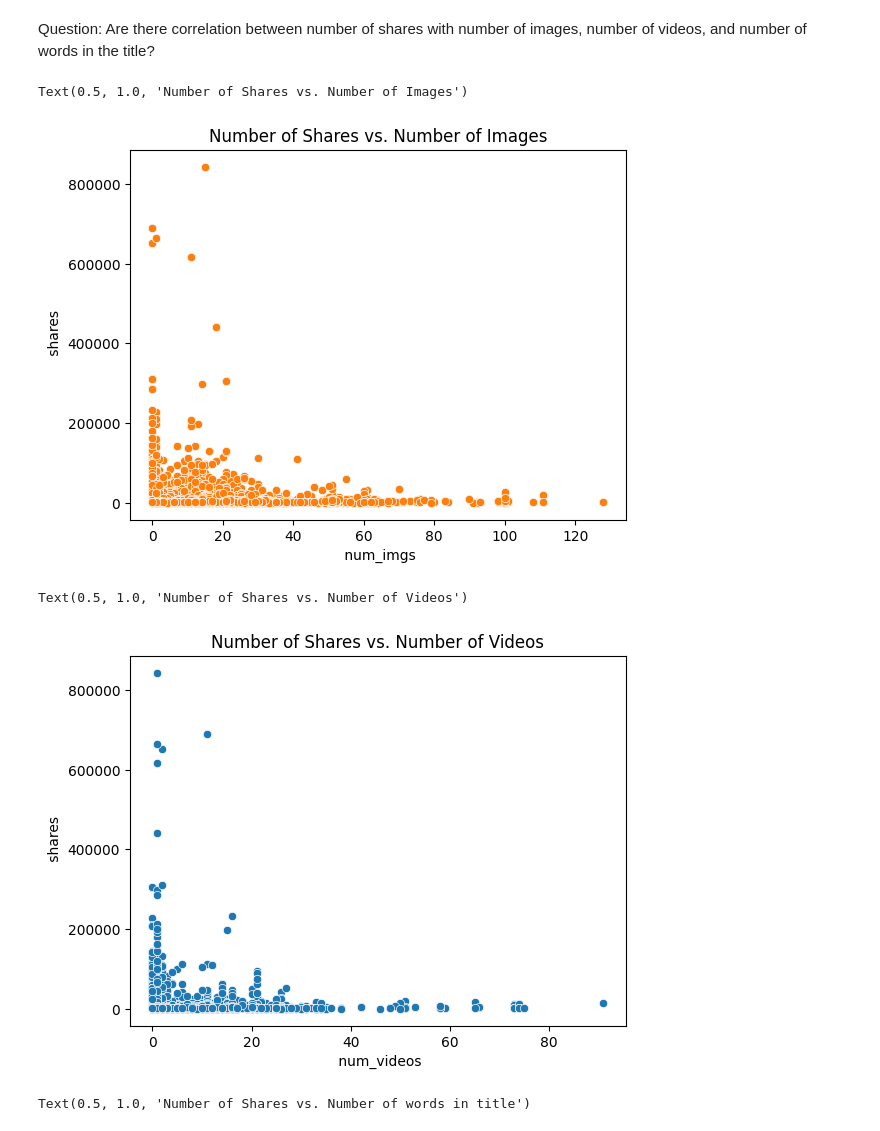
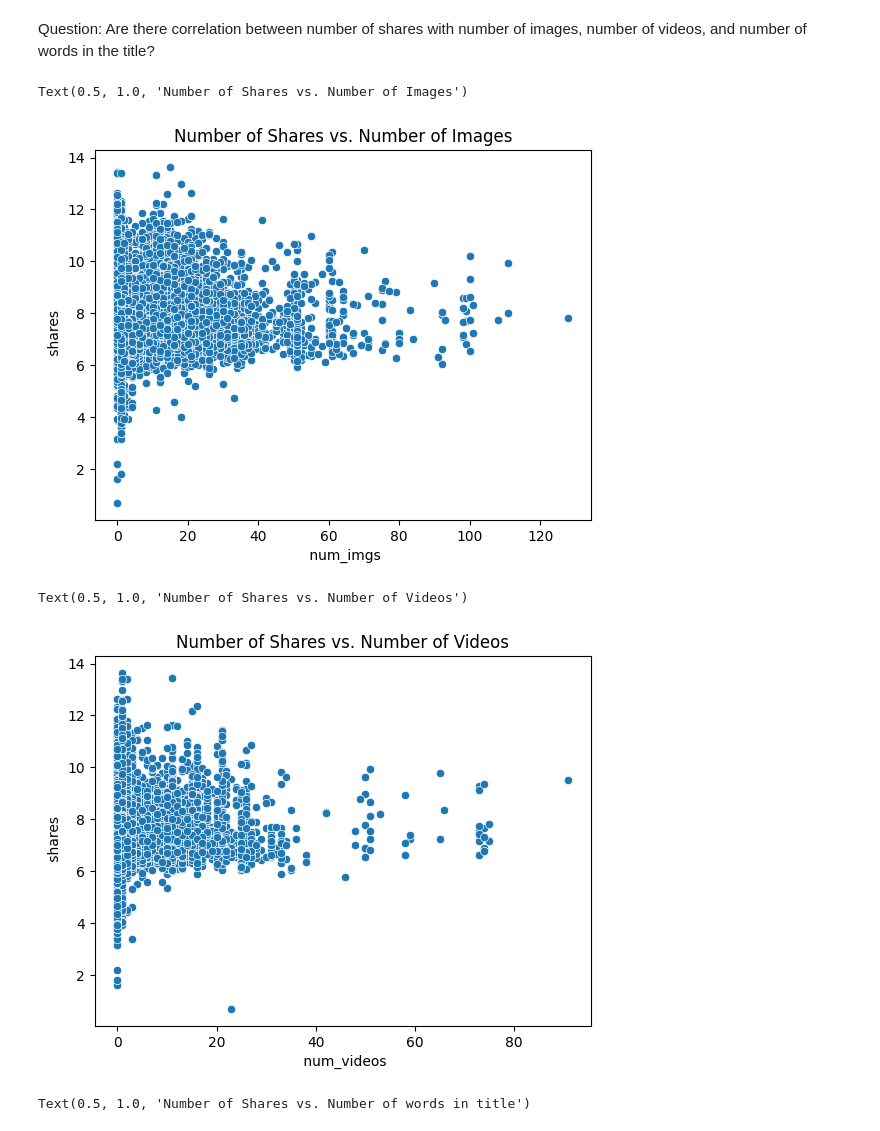
Before and after one commit to suehuynh/news-promotion-lp, a Jupyter notebook: notebooks/01_eda.ipynb, the cells around one changed output. Cells and saved outputs as stored; diff of their text form; code cells hidden in the pictures.

```diff
--- a/notebooks/01_eda.ipynb
+++ b/notebooks/01_eda.ipynb
@@ -117,25 +111,25 @@ Question: Are there correlation between number of shares with number of images,
 # %%
 fig, ax = plt.subplots()
 
 ax = sns.scatterplot(
     data= df,
     x = df[' num_imgs'],
-    y = df[' shares']
+    y = np.log1p(df[' shares'])
 )
 ax.set_title('Number of Shares vs. Number of Images')
 # %% [output]
 Text(0.5, 1.0, 'Number of Shares vs. Number of Images')
-[figure, old version]
+[figure, new version]
 # %%
 ax = sns.scatterplot(
     data= df,
     x = df[' num_videos'],
-    y = df[' shares']
+    y = np.log1p(df[' shares'])
 )
 ax.set_title('Number of Shares vs. Number of Videos')
 # %% [output]
 Text(0.5, 1.0, 'Number of Shares vs. Number of Videos')
-[figure, old version]
+[figure, new version]
 # %%
 ax = sns.scatterplot(
     data= df,
```
Also changed, not shown: parts of 1 cell of this notebook, 1 other file.
